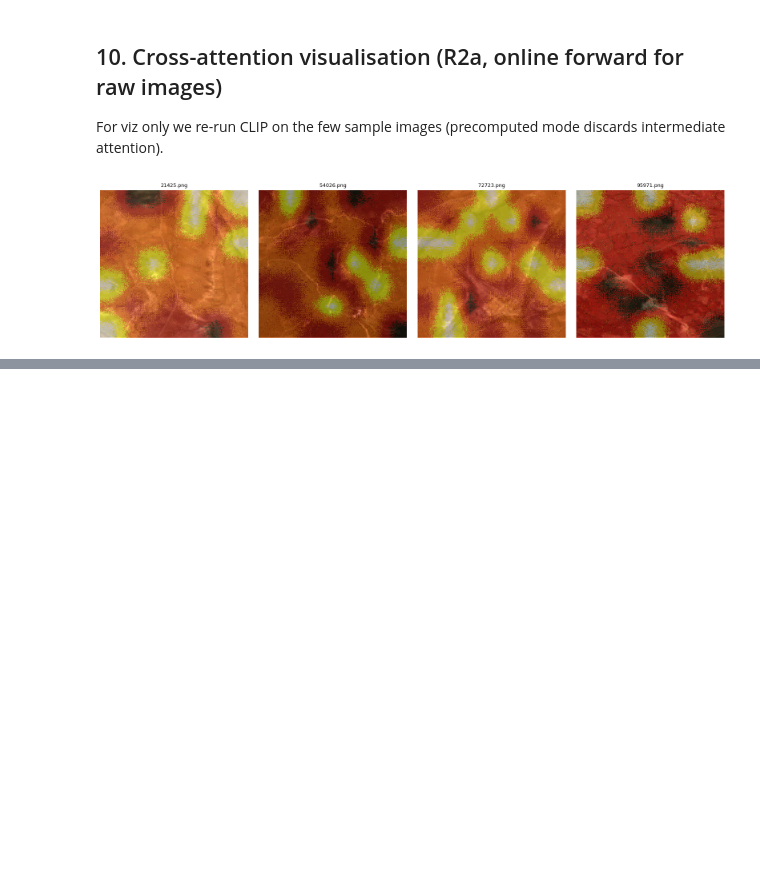
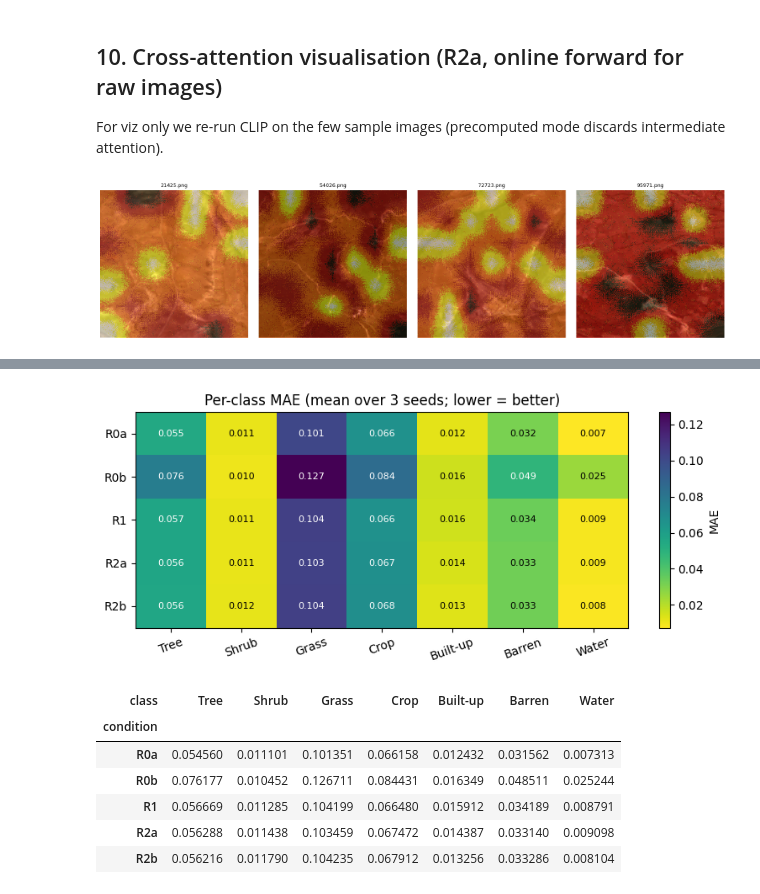
Before and after one commit to OmerFarukMerey/remote-sensing-caption-composition, a Jupyter notebook: notebooks/phase-2/phase2_main.ipynb, the cells around one changed output, grey strips where cells are left out. Saved outputs shown, nothing was run; the diff lists cells and outputs as text; code cells hidden in the pictures; blank space fills up the shorter version.

```diff
--- a/notebooks/phase-2/phase2_main.ipynb
+++ b/notebooks/phase-2/phase2_main.ipynb
@@ -390,0 +464,40 @@ else:
+# %%
+import ast
+# results_df['per_class_mae'] is stored as a stringified dict in the CSV; parse if needed
+def _parse(v):
+    return v if isinstance(v, dict) else ast.literal_eval(v)
+
+per_class_long = []
+for _, row in results_df.iterrows():
+    d = _parse(row['per_class_mae'])
+    for cls, val in d.items():
+        per_class_long.append({'condition': row['condition'], 'class': cls, 'mae': val})
+pcm = (pd.DataFrame(per_class_long)
+         .groupby(['condition','class'])['mae'].mean()
+         .unstack('class'))
+pcm = pcm[list(COMPOSITION_CLASSES)]   # column order
+pcm = pcm.loc[[c for c in CONDITIONS if c in pcm.index]]
+
+fig, ax = plt.subplots(figsize=(8, 3.5))
+im = ax.imshow(pcm.values, cmap='viridis_r', aspect='auto')
+ax.set_xticks(range(len(pcm.columns))); ax.set_xticklabels(pcm.columns, rotation=20)
+ax.set_yticks(range(len(pcm.index)));   ax.set_yticklabels(pcm.index)
+for i in range(pcm.shape[0]):
+    for j in range(pcm.shape[1]):
+        ax.text(j, i, f'{pcm.values[i,j]:.3f}', ha='center', va='center',
+                color='white' if pcm.values[i,j] > pcm.values.mean() else 'black',
+                fontsize=8)
+plt.colorbar(im, ax=ax, label='MAE')
+ax.set_title('Per-class MAE (mean over 3 seeds; lower = better)')
+plt.tight_layout(); plt.savefig(REPORTS_DIR / 'phase2_per_class_heatmap.png', dpi=150)
+plt.show()
+pcm
+# %% [output]
+[figure, added]
+| class | Tree | Shrub | Grass | Crop | Built-up | Barren | Water |
+| condition |  |  |  |  |  |  |  |
+| R0a | 0.054560 | 0.011101 | 0.101351 | 0.066158 | 0.012432 | 0.031562 | 0.007313 |
+| R0b | 0.076177 | 0.010452 | 0.126711 | 0.084431 | 0.016349 | 0.048511 | 0.025244 |
+| R1 | 0.056669 | 0.011285 | 0.104199 | 0.066480 | 0.015912 | 0.034189 | 0.008791 |
+| R2a | 0.056288 | 0.011438 | 0.103459 | 0.067472 | 0.014387 | 0.033140 | 0.009098 |
+| R2b | 0.056216 | 0.011790 | 0.104235 | 0.067912 | 0.013256 | 0.033286 | 0.008104 |
```
Also changed, not shown: parts of 14 cells of this notebook, 8 other files.
